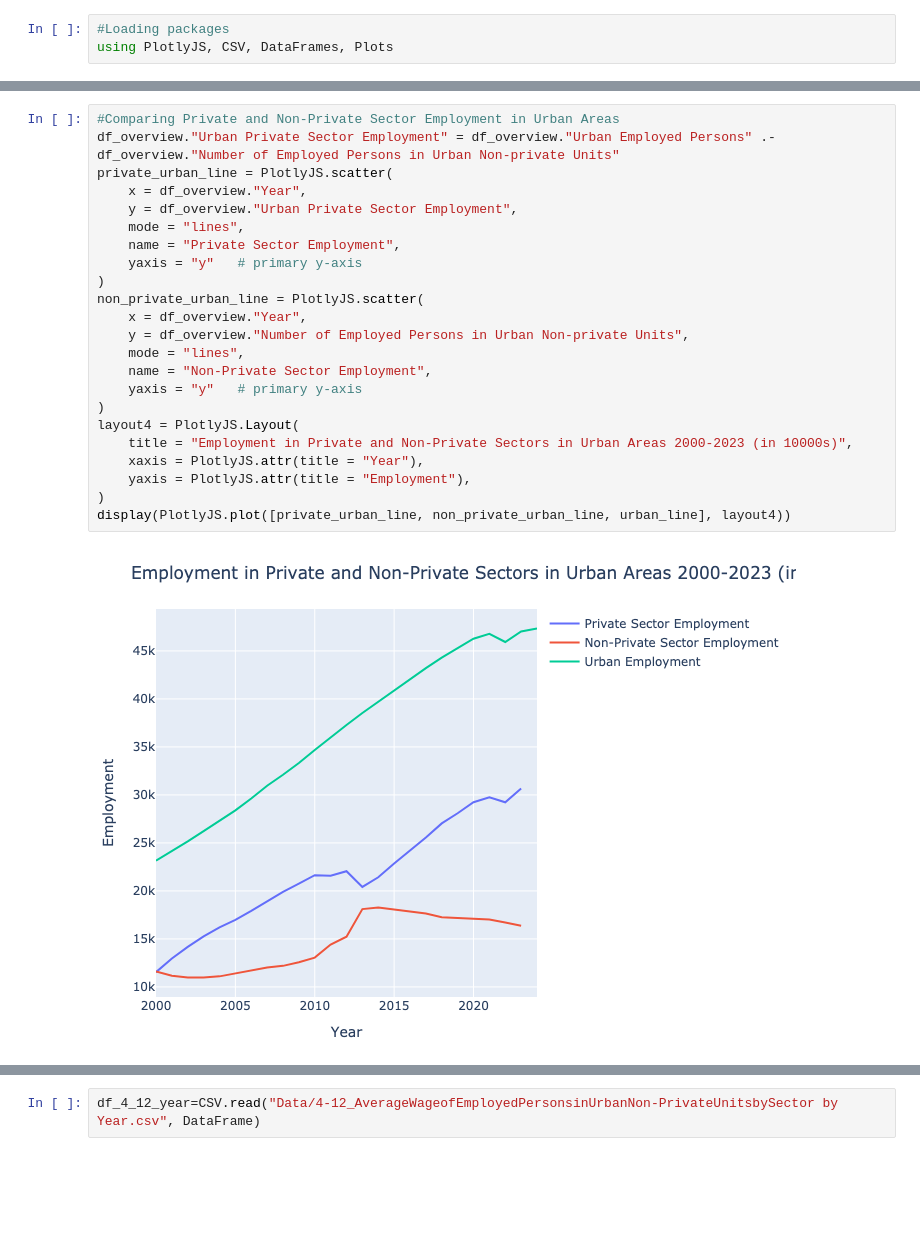
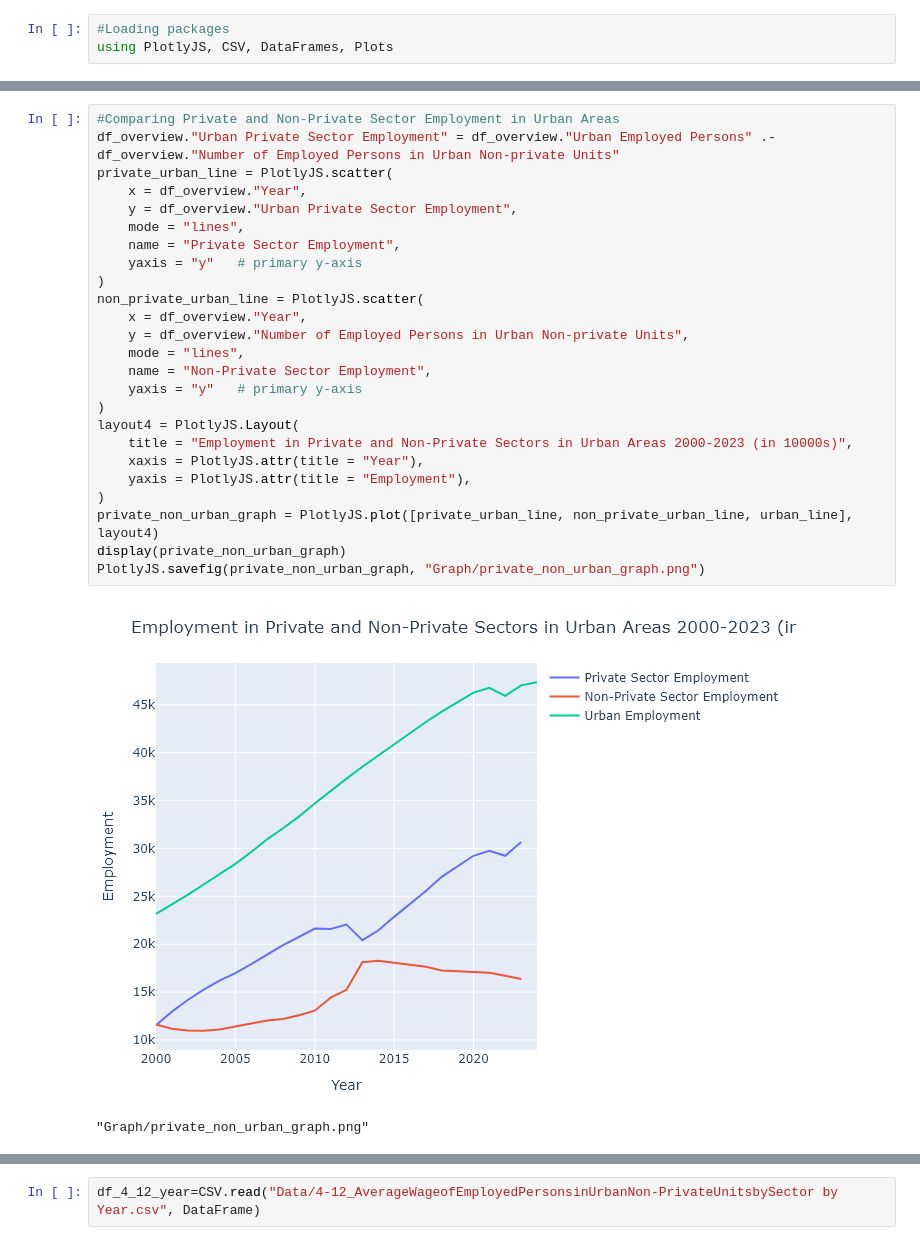
Before and after one commit to liminglin98/Labor-with-Moshe, a Jupyter notebook: Code/Grapha.ipynb, the cells around one changed output, grey strips where cells are left out. Cells and saved outputs as stored; diff of their text form; blank space fills up the shorter version.

```diff
--- a/Code/Grapha.ipynb
+++ b/Code/Grapha.ipynb
@@ -140,28 +220,31 @@ display(PlotlyJS.plot([urban_line, rural_line], layout3))
 # %%
 #Comparing Private and Non-Private Sector Employment in Urban Areas
 df_overview."Urban Private Sector Employment" = df_overview."Urban Employed Persons" .- df_overview."Number of Employed Persons in Urban Non-private Units"
 private_urban_line = PlotlyJS.scatter(
     x = df_overview."Year",
     y = df_overview."Urban Private Sector Employment",
     mode = "lines",
     name = "Private Sector Employment",
     yaxis = "y"   # primary y-axis
 )
 non_private_urban_line = PlotlyJS.scatter(
     x = df_overview."Year",
     y = df_overview."Number of Employed Persons in Urban Non-private Units",
     mode = "lines",
     name = "Non-Private Sector Employment",
     yaxis = "y"   # primary y-axis
 )
 layout4 = PlotlyJS.Layout(
     title = "Employment in Private and Non-Private Sectors in Urban Areas 2000-2023 (in 10000s)",
     xaxis = PlotlyJS.attr(title = "Year"),
     yaxis = PlotlyJS.attr(title = "Employment"),
 )
-display(PlotlyJS.plot([private_urban_line, non_private_urban_line, urban_line], layout4))
+private_non_urban_graph = PlotlyJS.plot([private_urban_line, non_private_urban_line, urban_line], layout4)
+display(private_non_urban_graph)
+PlotlyJS.savefig(private_non_urban_graph, "Graph/private_non_urban_graph.png")
 # %% [output]
-[figure, old version]
+[figure, new version]
+"Graph/private_non_urban_graph.png"
 # %%
 #Comparing Private and Non-Private Sector Employment in Urban Areas (percentage)
 df_overview."Urban Private Sector Employment Percentage" = df_overview."Urban Private Sector Employment" ./ df_overview."Urban Employed Persons"
```
Also changed, not shown: parts of 20 cells of this notebook.
